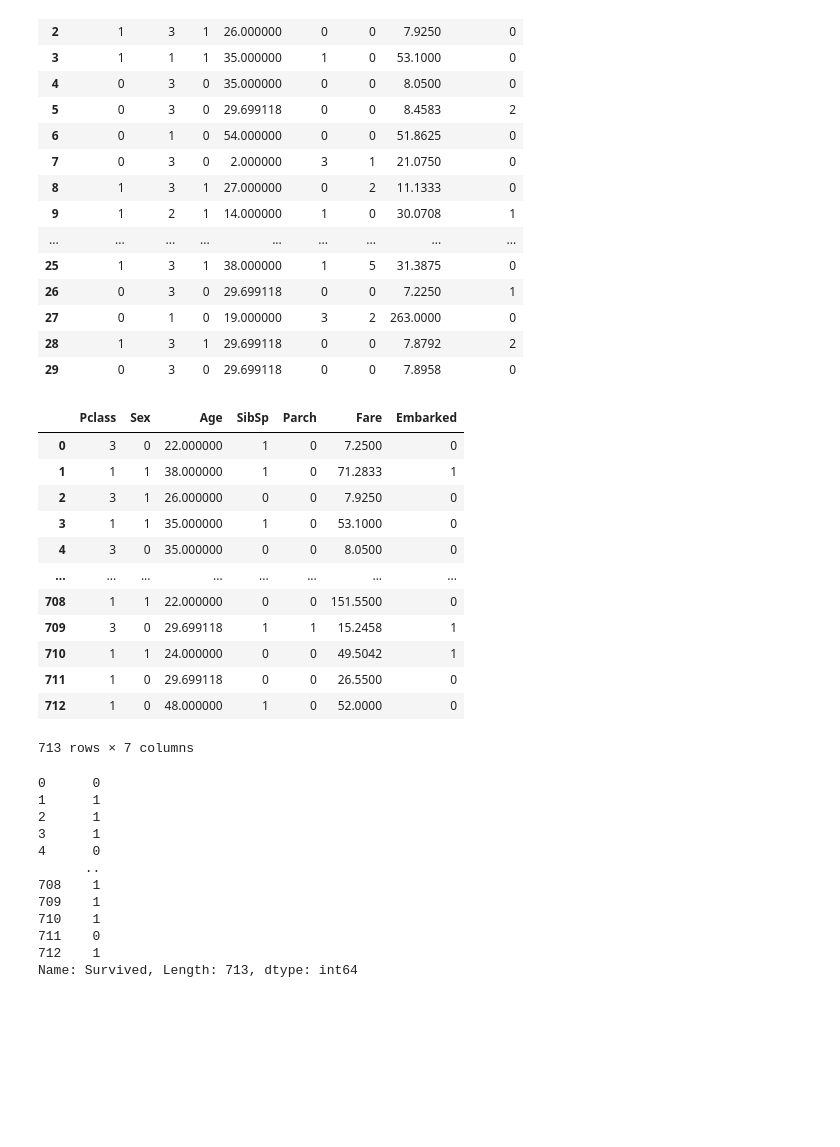
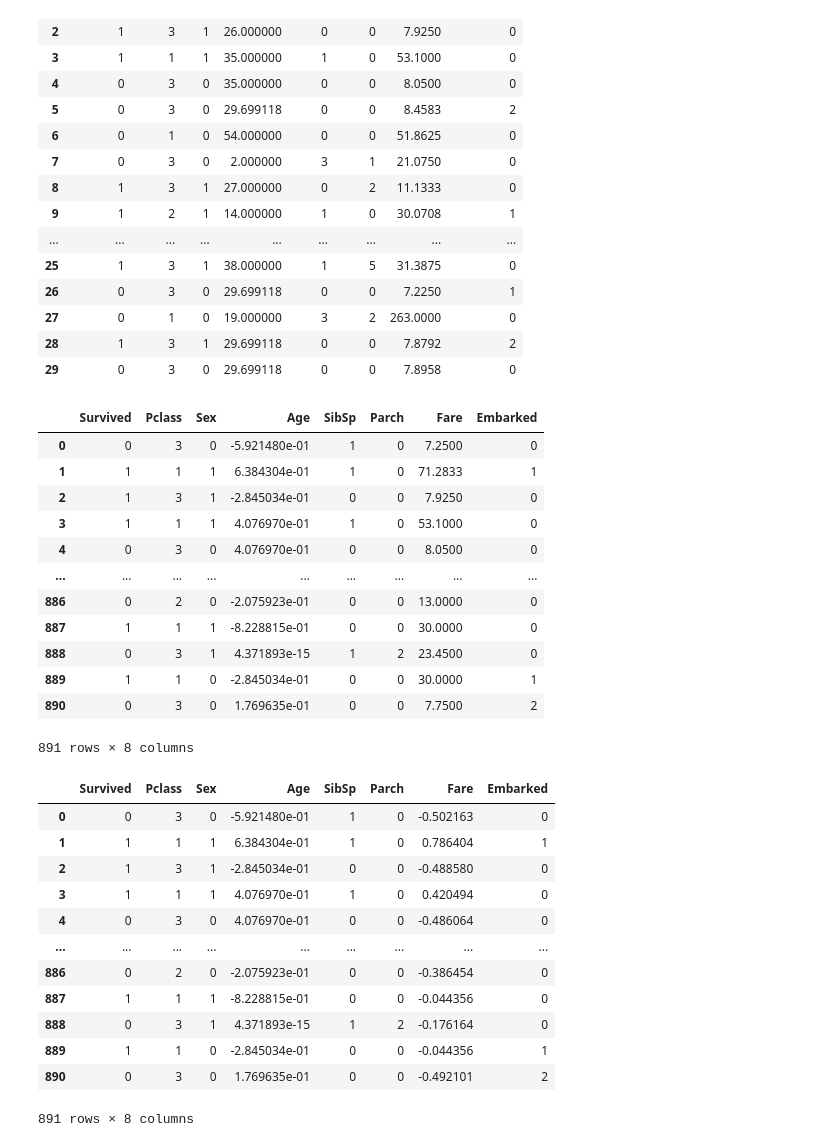
Before and after one commit to Aswathanarayanan/ML, a Jupyter notebook: classificaion.ipynb, the cells around one changed output. Cells and saved outputs as stored; diff of their text form; code cells hidden in the pictures; blank space fills up the shorter version.

```diff
--- a/classificaion.ipynb
+++ b/classificaion.ipynb
@@ -151,16 +164,0 @@ x=ds.drop(columns="Survived").iloc[:713,:]
-# %%
-x
-# %% [output]
-|  | Pclass | Sex | Age | SibSp | Parch | Fare | Embarked |
-| 0 | 3 | 0 | 22.000000 | 1 | 0 | 7.2500 | 0 |
-| 1 | 1 | 1 | 38.000000 | 1 | 0 | 71.2833 | 1 |
-| 2 | 3 | 1 | 26.000000 | 0 | 0 | 7.9250 | 0 |
-| 3 | 1 | 1 | 35.000000 | 1 | 0 | 53.1000 | 0 |
-| 4 | 3 | 0 | 35.000000 | 0 | 0 | 8.0500 | 0 |
-| ... | ... | ... | ... | ... | ... | ... | ... |
-| 708 | 1 | 1 | 22.000000 | 0 | 0 | 151.5500 | 0 |
-| 709 | 3 | 0 | 29.699118 | 1 | 1 | 15.2458 | 1 |
-| 710 | 1 | 1 | 24.000000 | 0 | 0 | 49.5042 | 1 |
-| 711 | 1 | 0 | 29.699118 | 0 | 0 | 26.5500 | 0 |
-| 712 | 1 | 0 | 48.000000 | 1 | 0 | 52.0000 | 0 |
-713 rows × 7 columns
@@ -169,15 +164,0 @@ y=ds["Survived"].iloc[:713,]
-# %%
-y
-# %% [output]
-0      0
-1      1
-2      1
-3      1
-4      0
-      ..
-708    1
-709    1
-710    1
-711    0
-712    1
-Name: Survived, Length: 713, dtype: int64
@@ -189,0 +165,18 @@ b=0
+# %%
+# Normalising Age feature (Z normalisation)
+ds["Age"]=(ds["Age"]-ds["Age"].mean())/ds["Age"].std()
+display(ds)
+# %% [output]
+|  | Survived | Pclass | Sex | Age | SibSp | Parch | Fare | Embarked |
+| 0 | 0 | 3 | 0 | -5.921480e-01 | 1 | 0 | 7.2500 | 0 |
+| 1 | 1 | 1 | 1 | 6.384304e-01 | 1 | 0 | 71.2833 | 1 |
+| 2 | 1 | 3 | 1 | -2.845034e-01 | 0 | 0 | 7.9250 | 0 |
+| 3 | 1 | 1 | 1 | 4.076970e-01 | 1 | 0 | 53.1000 | 0 |
+| 4 | 0 | 3 | 0 | 4.076970e-01 | 0 | 0 | 8.0500 | 0 |
+| ... | ... | ... | ... | ... | ... | ... | ... | ... |
+| 886 | 0 | 2 | 0 | -2.075923e-01 | 0 | 0 | 13.0000 | 0 |
+| 887 | 1 | 1 | 1 | -8.228815e-01 | 0 | 0 | 30.0000 | 0 |
+| 888 | 0 | 3 | 1 | 4.371893e-15 | 1 | 2 | 23.4500 | 0 |
+| 889 | 1 | 1 | 0 | -2.845034e-01 | 0 | 0 | 30.0000 | 1 |
+| 890 | 0 | 3 | 0 | 1.769635e-01 | 0 | 0 | 7.7500 | 2 |
+891 rows × 8 columns
@@ -190,2 +186,18 @@ b=0
+# %%
+ds
+# %% [output]
+|  | Survived | Pclass | Sex | Age | SibSp | Parch | Fare | Embarked |
+| 0 | 0 | 3 | 0 | -5.921480e-01 | 1 | 0 | -0.502163 | 0 |
+| 1 | 1 | 1 | 1 | 6.384304e-01 | 1 | 0 | 0.786404 | 1 |
+| 2 | 1 | 3 | 1 | -2.845034e-01 | 0 | 0 | -0.488580 | 0 |
+| 3 | 1 | 1 | 1 | 4.076970e-01 | 1 | 0 | 0.420494 | 0 |
+| 4 | 0 | 3 | 0 | 4.076970e-01 | 0 | 0 | -0.486064 | 0 |
+| ... | ... | ... | ... | ... | ... | ... | ... | ... |
+| 886 | 0 | 2 | 0 | -2.075923e-01 | 0 | 0 | -0.386454 | 0 |
+| 887 | 1 | 1 | 1 | -8.228815e-01 | 0 | 0 | -0.044356 | 0 |
+| 888 | 0 | 3 | 1 | 4.371893e-15 | 1 | 2 | -0.176164 | 0 |
+| 889 | 1 | 1 | 0 | -2.845034e-01 | 0 | 0 | -0.044356 | 1 |
+| 890 | 0 | 3 | 0 | 1.769635e-01 | 0 | 0 | -0.492101 | 2 |
+891 rows × 8 columns
 # %%
 class LogisticRegression:
```
Also changed, not shown: parts of 19 cells of this notebook.
